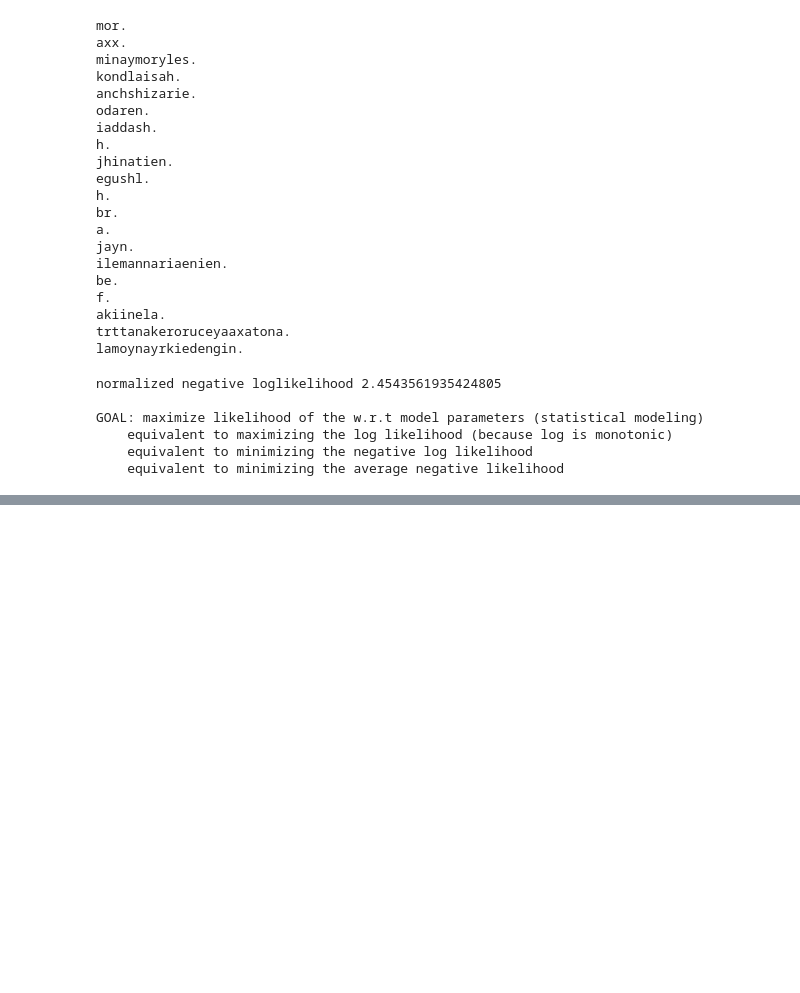
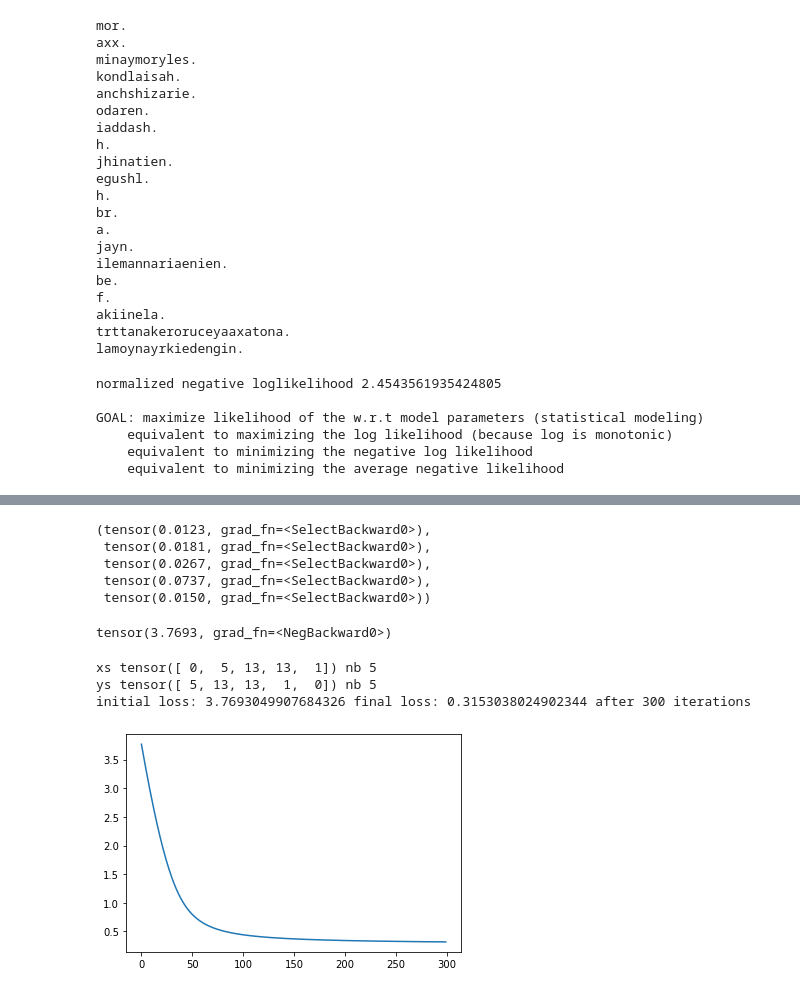
Before and after one commit to hugomatic/misc, a Jupyter notebook: ai/makemore/makemore.ipynb, the cells around one changed output, grey strips where cells are left out. Saved outputs shown, nothing was run; the diff lists cells and outputs as text; code cells hidden in the pictures; blank space fills up the shorter version.

```diff
--- a/ai/makemore/makemore.ipynb
+++ b/ai/makemore/makemore.ipynb
@@ -176,0 +314,57 @@ GOAL: maximize likelihood of the w.r.t model parameters (statistical modeling)
+# %%
+# these are the probabilities we're interested in (the prob of the correct character for each of our 5 sample)
+probs[0, 5], probs[1,13], probs[2,13], probs[3,1], probs[4,0]
+# %% [output]
+(tensor(0.0123, grad_fn=<SelectBackward0>),
+ tensor(0.0181, grad_fn=<SelectBackward0>),
+ tensor(0.0267, grad_fn=<SelectBackward0>),
+ tensor(0.0737, grad_fn=<SelectBackward0>),
+ tensor(0.0150, grad_fn=<SelectBackward0>))
+# %%
+# for the loss, we use the labels (correct examples, bigrams second letters) and we look at the probablity of
+# the labels inside probs (we're not looking at the other letters probability accordind to our model)
+labels = ys[0:5]
+loss = -probs[torch.arange(5), labels].log().mean()
+loss
+# %% [output]
+tensor(3.7693, grad_fn=<NegBackward0>)
+# %%
+g = torch.Generator().manual_seed(2147483647)
+
+W = torch.randn((27, 27), generator=g, requires_grad=True)
+# this also works
+# W = torch.ones((27, 27),requires_grad=True)
+
+xs = xs[:5]
+ys = ys[:5]
+
+num = len(xs)
+
+print('xs', xs, 'nb', num)
+print('ys', ys, 'nb', num)
+
+losses = []
+for i in range(300):
+    # forward pass
+    xenc = F.one_hot(xs, num_classes=27).float() # one hot encoding of inputs (array with 26 0.0 and one 1.0)
+    logits = xenc @ W
+    counts = logits.exp()
+
+    probs = counts / counts.sum(dim=1, keepdims=True)
+    loss = -probs[torch.arange(num), ys].log().mean()
+    # save the convergence
+    losses.append(loss.item())
+    # backward pass
+    W.grad = None # a torch way to set the gradient to 0
+    loss.backward()
+
+    # update
+    W.data += -0.50 * W.grad
+
+plt.plot(losses)
+print('initial loss:', losses[0], 'final loss:', losses[-1], 'after', len(losses), 'iterations')
+# %% [output]
+xs tensor([ 0,  5, 13, 13,  1]) nb 5
+ys tensor([ 5, 13, 13,  1,  0]) nb 5
+initial loss: 3.7693049907684326 final loss: 0.3153038024902344 after 300 iterations
+[figure, added]
```
Also changed, not shown: parts of 17 cells of this notebook, 3 other files.
